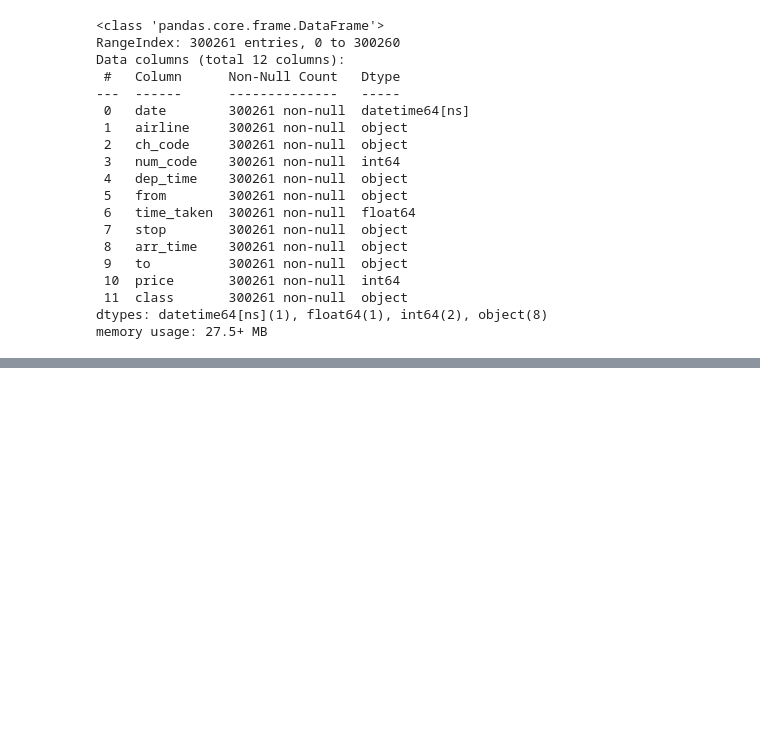
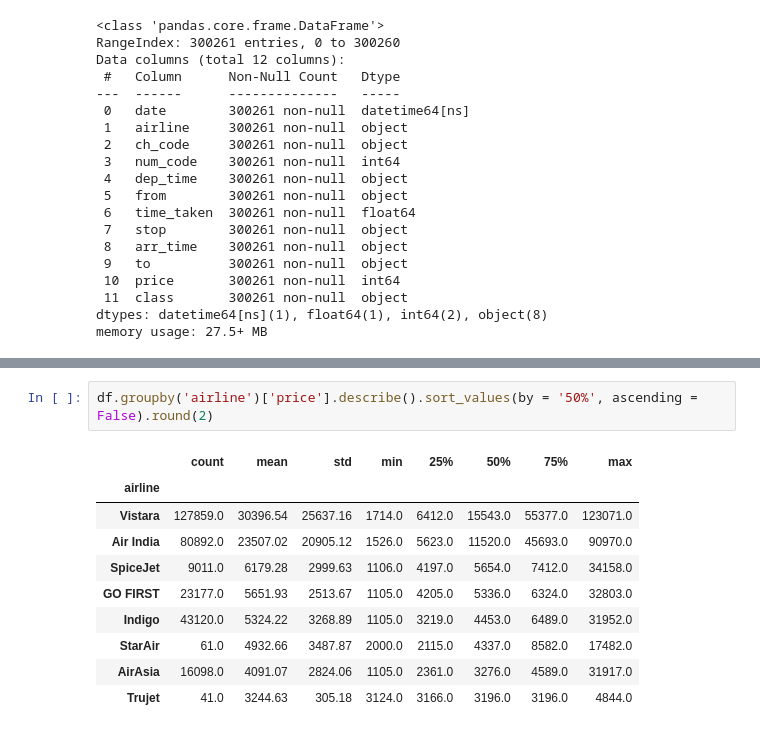
Before and after one commit to FragileMouse/flight-price-analysis, a Jupyter notebook: notebooks/Full_work.ipynb, the cells around one changed output, grey strips where cells are left out. Saved outputs shown, nothing was run; the diff lists cells and outputs as text; blank space fills up the shorter version.

```diff
--- a/notebooks/Full_work.ipynb
+++ b/notebooks/Full_work.ipynb
@@ -114,0 +138,13 @@ df.head()
+# %%
+df.groupby('airline')['price'].describe().sort_values(by = '50%', ascending = False).round(2)
+# %% [output]
+|  | count | mean | std | min | 25% | 50% | 75% | max |
+| airline |  |  |  |  |  |  |  |  |
+| Vistara | 127859.0 | 30396.54 | 25637.16 | 1714.0 | 6412.0 | 15543.0 | 55377.0 | 123071.0 |
+| Air India | 80892.0 | 23507.02 | 20905.12 | 1526.0 | 5623.0 | 11520.0 | 45693.0 | 90970.0 |
+| SpiceJet | 9011.0 | 6179.28 | 2999.63 | 1106.0 | 4197.0 | 5654.0 | 7412.0 | 34158.0 |
+| GO FIRST | 23177.0 | 5651.93 | 2513.67 | 1105.0 | 4205.0 | 5336.0 | 6324.0 | 32803.0 |
+| Indigo | 43120.0 | 5324.22 | 3268.89 | 1105.0 | 3219.0 | 4453.0 | 6489.0 | 31952.0 |
+| StarAir | 61.0 | 4932.66 | 3487.87 | 2000.0 | 2115.0 | 4337.0 | 8582.0 | 17482.0 |
+| AirAsia | 16098.0 | 4091.07 | 2824.06 | 1105.0 | 2361.0 | 3276.0 | 4589.0 | 31917.0 |
+| Trujet | 41.0 | 3244.63 | 305.18 | 3124.0 | 3166.0 | 3196.0 | 3196.0 | 4844.0 |
```
Also changed, not shown: parts of 4 cells of this notebook.
